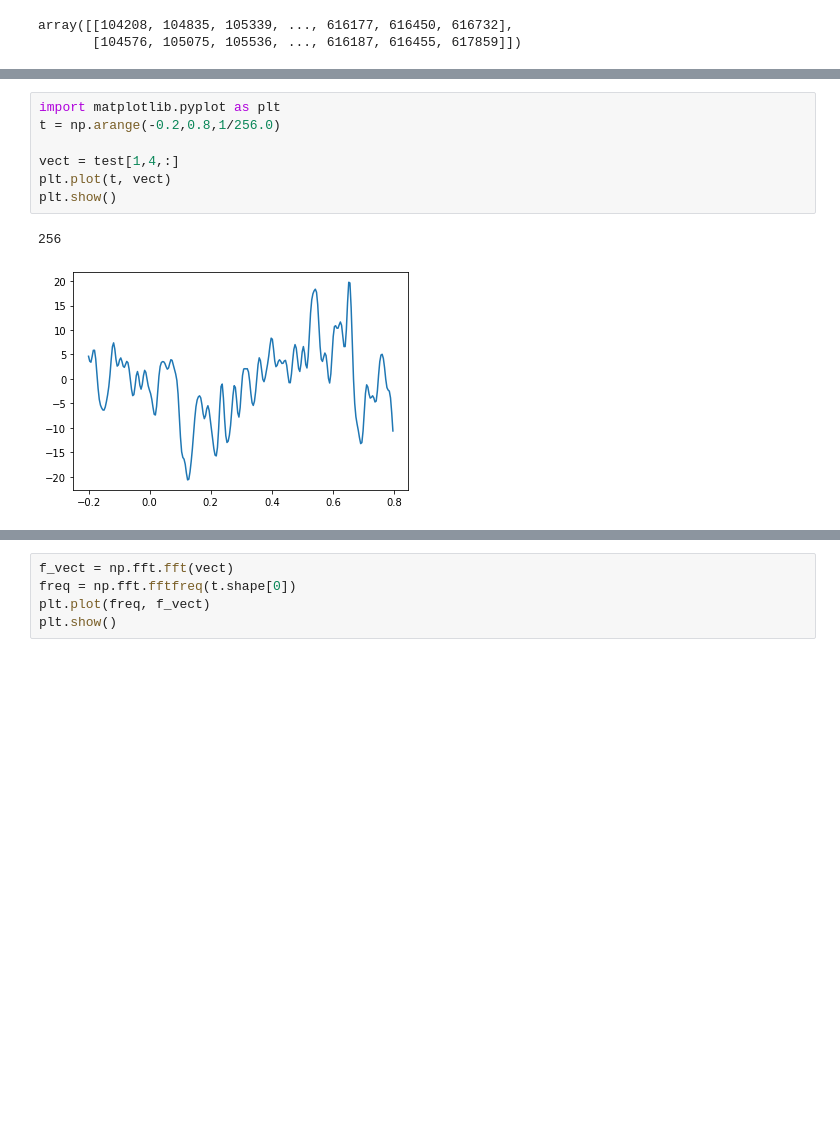
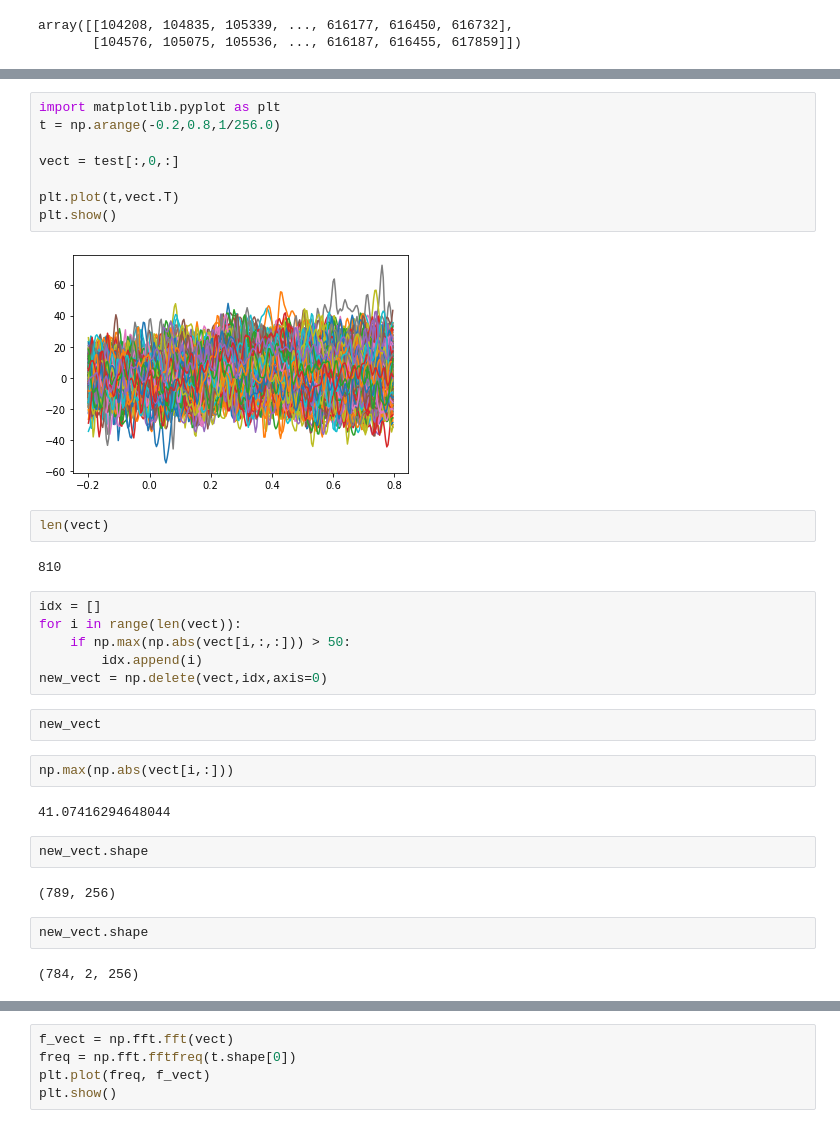
Before and after one commit to FilipFrak/bachelor-thesis, a Jupyter notebook: notebooks/experiments.ipynb, the cells around one changed output, grey strips where cells are left out. Cells and saved outputs as stored; diff of their text form; blank space fills up the shorter version.

```diff
--- a/notebooks/experiments.ipynb
+++ b/notebooks/experiments.ipynb
@@ -55,10 +57,34 @@ test.shape
 # %%
 import matplotlib.pyplot as plt
 t = np.arange(-0.2,0.8,1/256.0)
 
-vect = test[1,4,:]
-plt.plot(t, vect)
+vect = test[:,0,:]
+
+plt.plot(t,vect.T)
 plt.show()
 # %% [output]
-256
-[figure, old version]
+[figure, new version]
+# %%
+len(vect)
+# %% [output]
+810
+# %%
+idx = []
+for i in range(len(vect)):
+    if np.max(np.abs(vect[i,:,:])) > 50:
+        idx.append(i)
+new_vect = np.delete(vect,idx,axis=0)
+# %%
+new_vect
+# %%
+np.max(np.abs(vect[i,:]))
+# %% [output]
+41.07416294648044
+# %%
+new_vect.shape
+# %% [output]
+(789, 256)
+# %%
+new_vect.shape
+# %% [output]
+(784, 2, 256)
```
Also changed, not shown: parts of 7 cells of this notebook, 2 other files.
